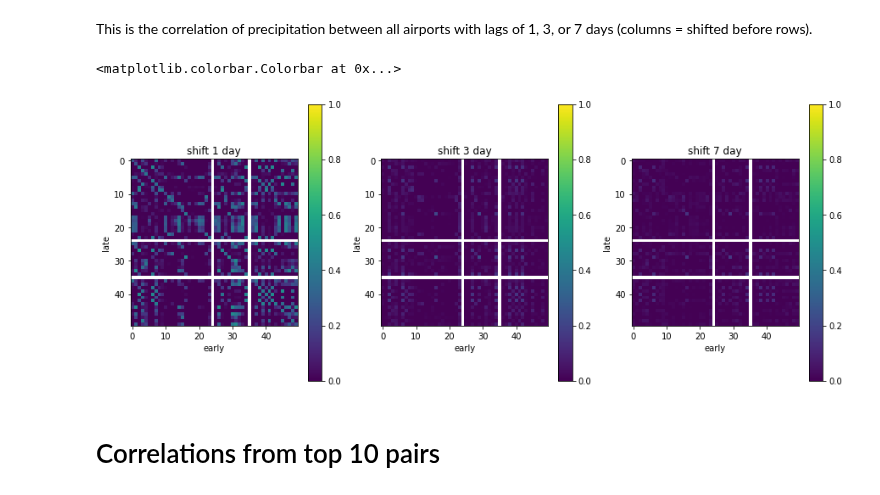
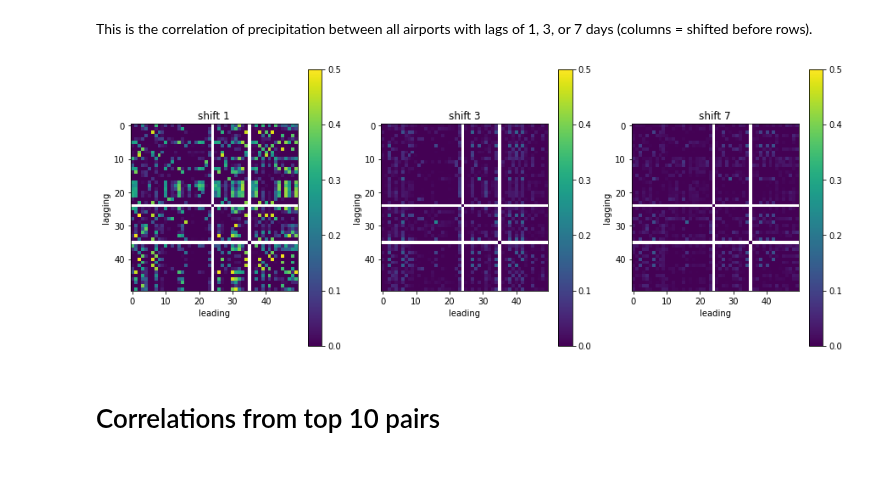
Before and after one commit to zbalewski/python-ay250-homework, a Jupyter notebook: hw_5/hw_5.ipynb, the cells around one changed output. Cells and saved outputs as stored; diff of their text form; code cells hidden in the pictures.

```diff
--- a/hw_5/hw_5.ipynb
+++ b/hw_5/hw_5.ipynb
@@ -132,3 +155,0 @@ airport_weather.to_netcdf('airport_weather.nc')
-# %%
-import xarray as xr
-airport_weather = xr.open_dataset('airport_weather.nc')
@@ -222,44 +234,16 @@ fig.colorbar(c)
 # %% [markdown]
 This is the correlation of precipitation between all airports with lags of 1, 3, or 7 days (columns = shifted before rows).
 # %%
-corr1 = np.zeros((50, 50))
-corr3 = np.zeros((50, 50))
-corr7 = np.zeros((50, 50))
+prec_corr_lag = [get_shifty_corr(airport_weather["precipitation"], d) for d in daily_lag]
 
-for p1 in range(50):
-    for p2 in range(50):
-        corr1[p1, p2] = np.corrcoef(airport_weather["precipitation"][p1,1:],
-                                    airport_weather["precipitation"][p2,:-1])[0,1]
-for p1 in range(50):
-    for p2 in range(50):
-        corr3[p1, p2] = np.corrcoef(airport_weather["precipitation"][p1,3:],
-                                    airport_weather["precipitation"][p2,:-3])[0,1]
+fig = plt.figure(figsize=(15, 6))
+for d in range(n_lags):
+    ax = fig.add_subplot(1, n_lags, d+1)
+    heat = ax.imshow(prec_corr_lag[d], cmap="viridis", vmin=0, vmax=0.5)
 
-for p1 in range(50):
-    for p2 in range(50):
-        corr7[p1, p2] = np.corrcoef(airport_weather["precipitation"][p1,7:],
-                                    airport_weather["precipitation"][p2,:-7])[0,1]
-fig = plt.figure(figsize=(15, 6))
-
-ax = fig.add_subplot(1,3,1)
-c = ax.imshow(corr1, cmap="viridis", vmin=0, vmax=1)
-ax.title.set_text('shift 1 day')
-ax.set(xlabel='early', ylabel='late')
-fig.colorbar(c)
-
-ax = fig.add_subplot(1,3,2)
-c = ax.imshow(corr3, cmap="viridis", vmin=0, vmax=1)
-ax.title.set_text('shift 3 day')
-ax.set(xlabel='early', ylabel='late')
-fig.colorbar(c)
-
-ax = fig.add_subplot(1,3,3)
-c = ax.imshow(corr7, cmap="viridis", vmin=0, vmax=1)
-ax.title.set_text('shift 7 day')
-ax.set(xlabel='early', ylabel='late')
-fig.colorbar(c)
+    ax.set(xlabel="leading", ylabel="lagging", title=f"shift {daily_lag[d]}")
+    fig.colorbar(heat)
 # %% [output]
-<matplotlib.colorbar.Colorbar at 0x...>
-[figure, old version]
+[figure, new version]
 # %% [markdown]
 # Correlations from top 10 pairs
```
Also changed, not shown: parts of 34 cells of this notebook.
